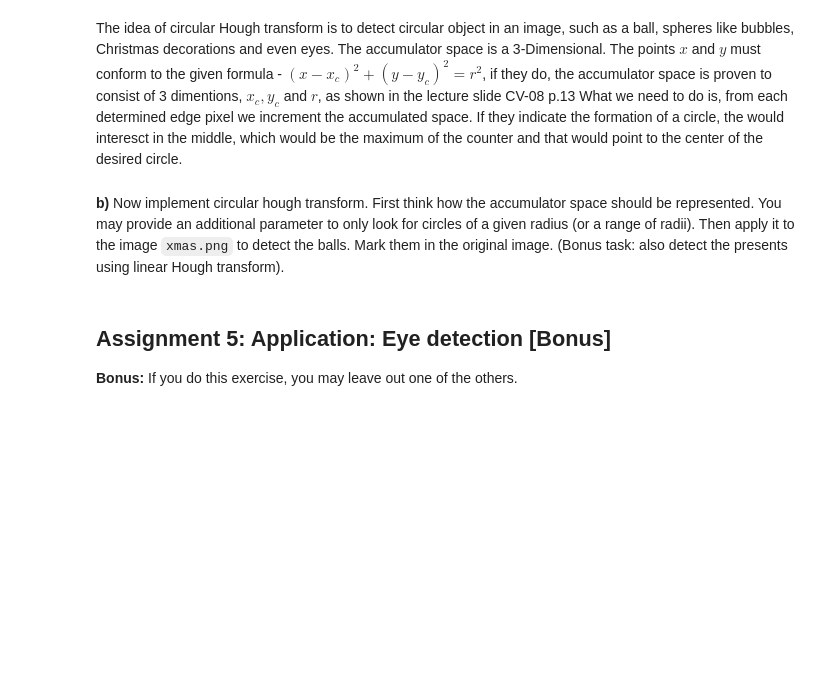
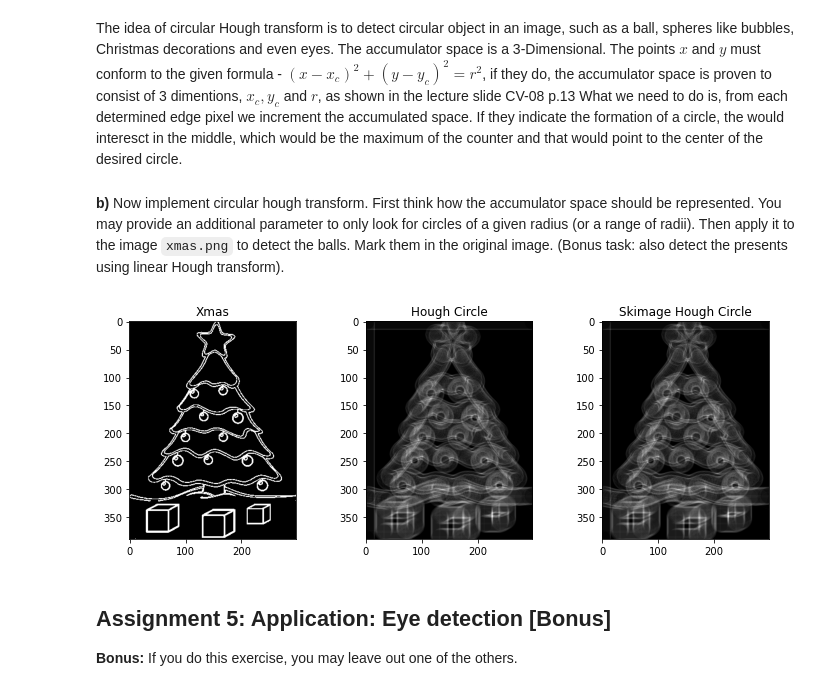
Before and after one commit to jebape/cv3_2021, a Jupyter notebook: Sheet 06/sheet06.ipynb, the cells around one changed output. Cells and saved outputs as stored; diff of their text form; code cells hidden in the pictures; blank space fills up the shorter version.

Commit message:
Assignment 4 referenced by skimage implementation

```diff
--- a/Sheet 06/sheet06.ipynb
+++ b/Sheet 06/sheet06.ipynb
@@ -403,71 +403,96 @@ What we need to do is, from each determined edge pixel we increment the accumula
 **b)** Now implement circular hough transform. First think how the accumulator space should be represented. You may provide an additional parameter to only look for circles of a given radius (or a range of radii). Then apply it to the image `xmas.png` to detect the balls. Mark them in the original image. (Bonus task: also detect the presents using linear Hough transform).
 # %%
 %matplotlib inline
-from skimage.transform import hough_line
+from skimage.transform import hough_circle
 from scipy import misc
 from imageio import imread
 import matplotlib.pyplot as plt
 import numpy as np
+from scipy.ndimage.filters import convolve
 
+# Referenced from: https://github.com/scikit-image/scikit-image/blob/634a5d07e110c917c300b5cbdc3b9a4456379e0d/skimage/transform/hough_transform.py#L5
+# Doc: https://github.com/scikit-image/scikit-image/blob/634a5d07e110c917c300b5cbdc3b9a4456379e0d/skimage/draw/_draw.pyx
+def my_circle_perimeter(r_o, c_o, radius):
+    rr = []
+    cc = []
 
-def my_hough_line(img, angles=180):
+    c = 0
+    r = radius
+    d = 0
 
-    cdef Py_ssize_t xmax = img.shape[0]
-    cdef Py_ssize_t ymax = img.shape[1]
+    dceil = 0
+    dceil_prev = 0
+
+    d = 3 - 2 * radius
+
+    while r >= c:
+        rr.extend([r, -r, r, -r, c, -c, c, -c])
+        cc.extend([c, c, -c, -c, r, r, -r, -r])
+
+        if d < 0:
+            d += 4 * c + 6
+        else:
+            d += 4 * (c - r) + 10
+            r -= 1
+        c += 1
+
+    return (np.array(rr, dtype=np.intp) + r_o,
+            np.array(cc, dtype=np.intp) + c_o)
+
+def my_hough_circle(img, radius):
+
+    M, N = img.shape
 
     # compute the nonzero indexes
-    cdef cnp.ndarray[ndim=1, dtype=cnp.intp_t] x, y
     x, y = np.nonzero(img)
 
-    cdef Py_ssize_t num_pixels = x.size
+    num_pixels = x.size
 
-    cdef Py_ssize_t offset = 0
-    if full_output:
-        # Offset the image
-        offset = radius.max()
-        x = x + offset
-        y = y + offset
+    offset = 0
 
-    cdef Py_ssize_t i, p, c, num_circle_pixels, tx, ty
-    cdef double incr
-    cdef cnp.ndarray[ndim=1, dtype=cnp.intp_t] circle_x, circle_y
-
-    cdef cnp.ndarray[ndim=3, dtype=cnp.double_t] acc = \
-         np.zeros((radius.size,
+    accumulator = np.zeros((len(radius),
                    img.shape[0] + 2 * offset,
                    img.shape[1] + 2 * offset), dtype=np.double)
 
     for i, rad in enumerate(radius):
         # Store in memory the circle of given radius
         # centered at (0,0)
-        circle_x, circle_y = circle_perimeter(0, 0, rad)
+        circle_x, circle_y = my_circle_perimeter(0, 0, rad)
 
         num_circle_pixels = circle_x.size
 
-        with nogil:
+        incr = 1.0 / num_circle_pixels
 
-            if normalize:
-                incr = 1.0 / num_circle_pixels
-            else:
-                incr = 1
 
-            # For each non zero pixel
-            for p in range(num_pixels):
-                # Plug the circle at (px, py),
-                # its coordinates are (tx, ty)
-                for c in range(num_circle_pixels):
-                    tx = circle_x[c] + x[p]
-                    ty = circle_y[c] + y[p]
-                    if offset:
-                        acc[i, tx, ty] += incr
-                    elif 0 <= tx < xmax and 0 <= ty < ymax:
-                        acc[i, tx, ty] += incr
+        # For each non zero pixel
+        for p in range(num_pixels):
+            # Plug the circle at (px, py),
+            # its coordinates are (tx, ty)
+            for c in range(num_circle_pixels):
+                tx = circle_x[c] + x[p]
+                ty = circle_y[c] + y[p]
+                if offset:
+                    accumulator[i, tx, ty] += incr
+                elif 0 <= tx < M and 0 <= ty < N:
+                    accumulator[i, tx, ty] += incr
 
     return accumulator
+
 # load the image
 img = imread('images/xmas.png')
 
-# YOUR CODE HERE
+plt.figure(figsize=(12, 4))
+plt.gray()
+plt.subplot(1,3,1); plt.title('Xmas'); plt.imshow(img);
+
+hough = np.squeeze(my_hough_circle(img, [15]))
+plt.subplot(1,3,2); plt.title('Hough Circle'); plt.imshow(hough);
+
+
+hough_lib = np.squeeze(hough_circle(img, [15]))
+plt.subplot(1,3,3); plt.title('Skimage Hough Circle'); plt.imshow(hough_lib);
+# %% [output]
+[figure, added]
 # %% [markdown]
 ## Assignment 5: Application: Eye detection [Bonus]
 
```
Also changed, not shown: parts of 1 cell of this notebook.
